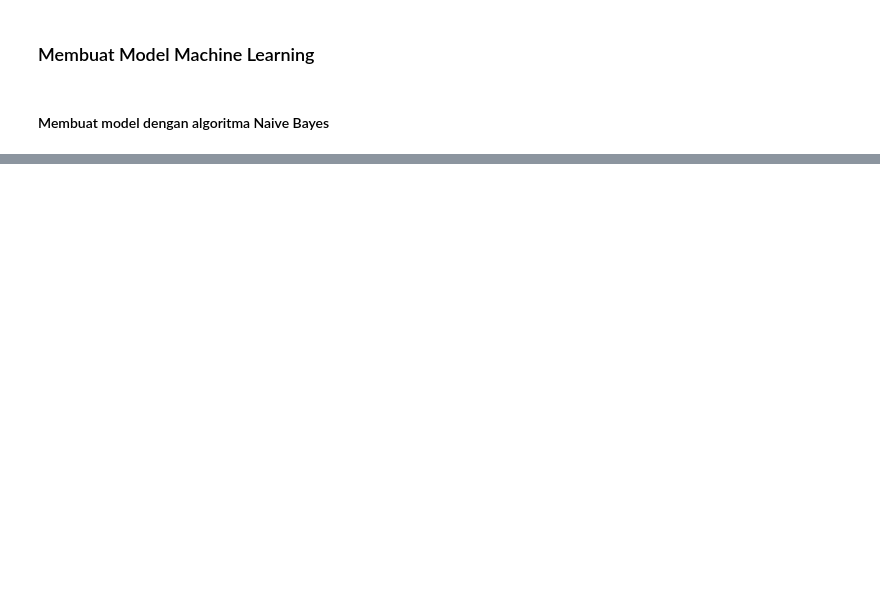
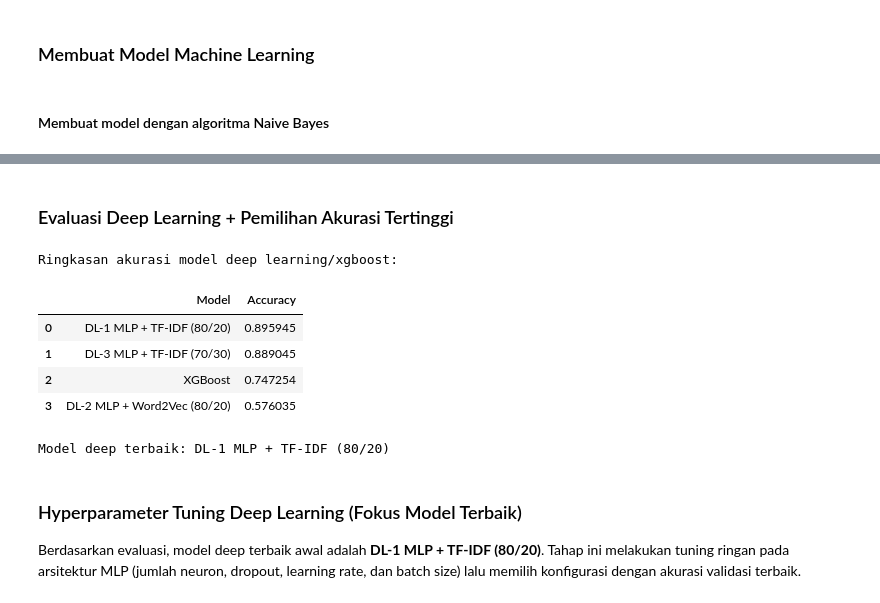
Before and after one commit to Wlnfadhil/analisis-sentimen-shopee, a Jupyter notebook: projeck/[2] Pembuatan Model.ipynb, the cells around one changed output, grey strips where cells are left out. Cells and saved outputs as stored; diff of their text form; code cells hidden in the pictures; blank space fills up the shorter version.

Commit message:
fix: refactor pembuatan model notebook

```diff
--- a/projeck/[2] Pembuatan Model.ipynb
+++ b/projeck/[2] Pembuatan Model.ipynb
@@ -31,5 +70,5 @@ from tensorflow.keras.optimizers import Adam
 # %%
-df = pd.read_csv('../projeck/hasil_pelabelan.csv')
+df = pd.read_csv('../content/drive/MyDrive/WILDAN FADHIL NAZARUDDIN (PERSONAL)/PROJECK/MACHINE LEARNING/hasil_pelabelan (1).csv')
 # %%
 df.head()
 # %% [output]
@@ -266,0 +529,14 @@ Sentimen kalimat baru adalah POSITIF.
+# %%
+dl_mlp_tfidf_70 = build_mlp(X_tr_tfidf_70_dl.shape[1], num_classes_v2)
+
+history_dl3 = dl_mlp_tfidf_70.fit(
+    X_tr_tfidf_70_dl, y_tr_tfidf_70_dl,
+    validation_split=0.2,
+    epochs=12,
+    batch_size=128,
+    callbacks=[early_stop_v2],
+    verbose=1
+)
+
+_, acc_dl3 = dl_mlp_tfidf_70.evaluate(X_te_tfidf_70_dl, y_te_tfidf_70_dl, verbose=0)
+print(f"Akurasi DL-3 (MLP + TF-IDF 70/30): {acc_dl3:.4f}")
@@ -266,0 +593,43 @@ Sentimen kalimat baru adalah POSITIF.
+# %% [markdown]
+### Evaluasi Deep Learning + Pemilihan Akurasi Tertinggi
+# %%
+deep_results = pd.DataFrame([
+    {"Model": "DL-1 MLP + TF-IDF (80/20)", "Accuracy": float(acc_dl1), "kind": "dl1"},
+    {"Model": "DL-2 MLP + Word2Vec (80/20)", "Accuracy": float(acc_dl2), "kind": "dl2"},
+    {"Model": "DL-3 MLP + TF-IDF (70/30)", "Accuracy": float(acc_dl3), "kind": "dl3"},
+    {"Model": "XGBoost", "Accuracy": float(acc_xgb) if not np.isnan(acc_xgb) else -1.0, "kind": "xgb"}
+]).sort_values("Accuracy", ascending=False).reset_index(drop=True)
+
+print("Ringkasan akurasi model deep learning/xgboost:")
+display(deep_results[['Model', 'Accuracy']])
+
+best_deep_kind = deep_results.loc[0, 'kind']
+best_deep_name = deep_results.loc[0, 'Model']
+print(f"Model deep terbaik: {best_deep_name}")
+
+# Simpan model deploy deep terbaik
+if best_deep_kind == 'dl1':
+    deployed_deep_model = dl_mlp_tfidf_80
+    deep_feature_type = 'tfidf80'
+elif best_deep_kind == 'dl2':
+    deployed_deep_model = dl_mlp_w2v_80
+    deep_feature_type = 'w2v80'
+elif best_deep_kind == 'dl3':
+    deployed_deep_model = dl_mlp_tfidf_70
+    deep_feature_type = 'tfidf70'
+else:
+    deployed_deep_model = xgb_model
+    deep_feature_type = 'xgb_tfidf80'
+# %% [output]
+Ringkasan akurasi model deep learning/xgboost:
+|  | Model | Accuracy |
+| 0 | DL-1 MLP + TF-IDF (80/20) | 0.895945 |
+| 1 | DL-3 MLP + TF-IDF (70/30) | 0.889045 |
+| 2 | XGBoost | 0.747254 |
+| 3 | DL-2 MLP + Word2Vec (80/20) | 0.576035 |
+Model deep terbaik: DL-1 MLP + TF-IDF (80/20)
+# %% [markdown]
+### Hyperparameter Tuning Deep Learning (Fokus Model Terbaik)
+
+Berdasarkan evaluasi, model deep terbaik awal adalah **DL-1 MLP + TF-IDF (80/20)**.
+Tahap ini melakukan tuning ringan pada arsitektur MLP (jumlah neuron, dropout, learning rate, dan batch size) lalu memilih konfigurasi dengan akurasi validasi terbaik.
```
Also changed, not shown: parts of 48 cells of this notebook.
